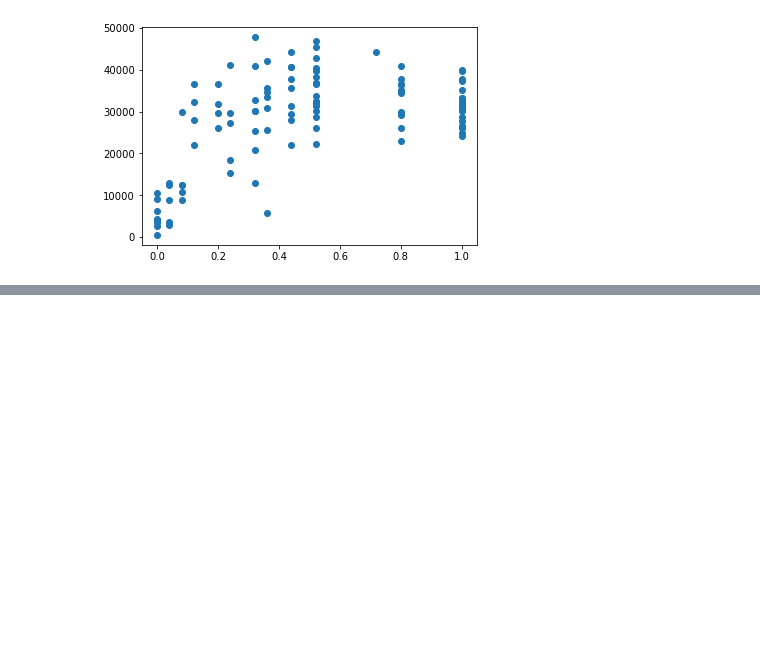
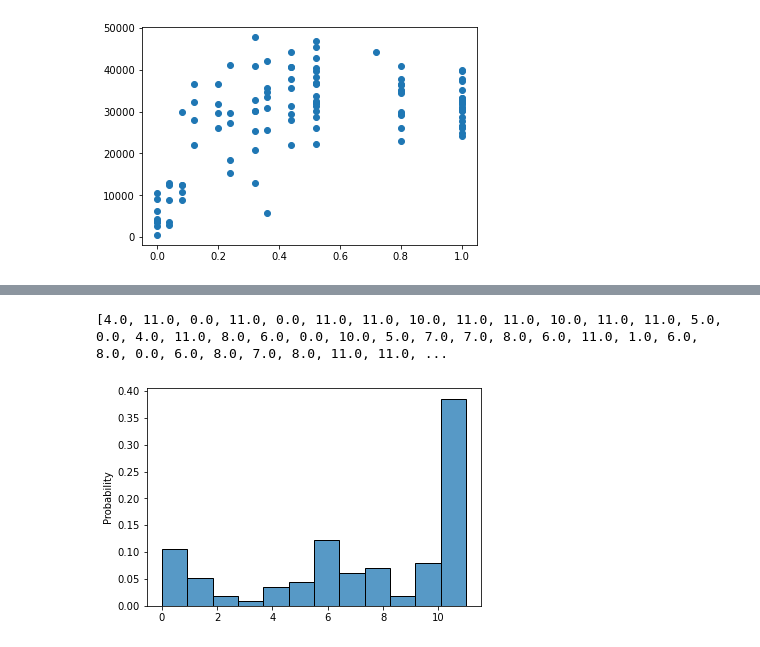
Before and after one commit to ryankkien/AttentionInElmCity-DF2022, a Jupyter notebook: CODE.ipynb, the cells around one changed output, grey strips where cells are left out. Cells and saved outputs as stored; diff of their text form; code cells hidden in the pictures; blank space fills up the shorter version.

```diff
--- a/CODE.ipynb
+++ b/CODE.ipynb
@@ -348,0 +345,17 @@ for i in caregroup:
+# %%
+llist = []
+for i in caregroup:
+    try:
+        llist.append(i['stack_id'][i['stack_id'].last_valid_index()])
+    except KeyError:
+        print('NA')
+# %%
+sns.histplot(
+    x= llist,
+    stat='probability',
+    bins = 12
+)
+print(llist)
+# %% [output]
+[4.0, 11.0, 0.0, 11.0, 0.0, 11.0, 11.0, 10.0, 11.0, 11.0, 10.0, 11.0, 11.0, 5.0, 0.0, 4.0, 11.0, 8.0, 6.0, 0.0, 10.0, 5.0, 7.0, 7.0, 8.0, 6.0, 11.0, 1.0, 6.0, 8.0, 0.0, 6.0, 8.0, 7.0, 8.0, 11.0, 11.0, ...
+[figure, added]
```
Also changed, not shown: parts of 5 cells of this notebook.
